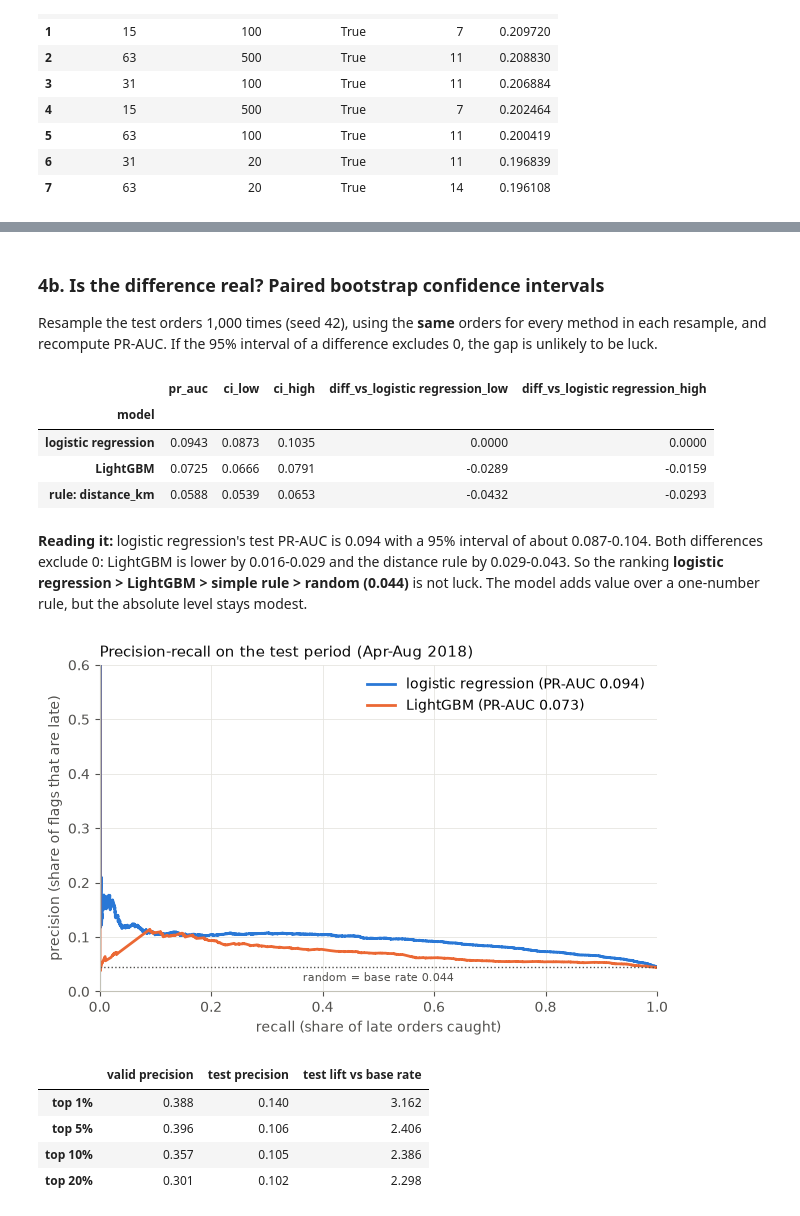
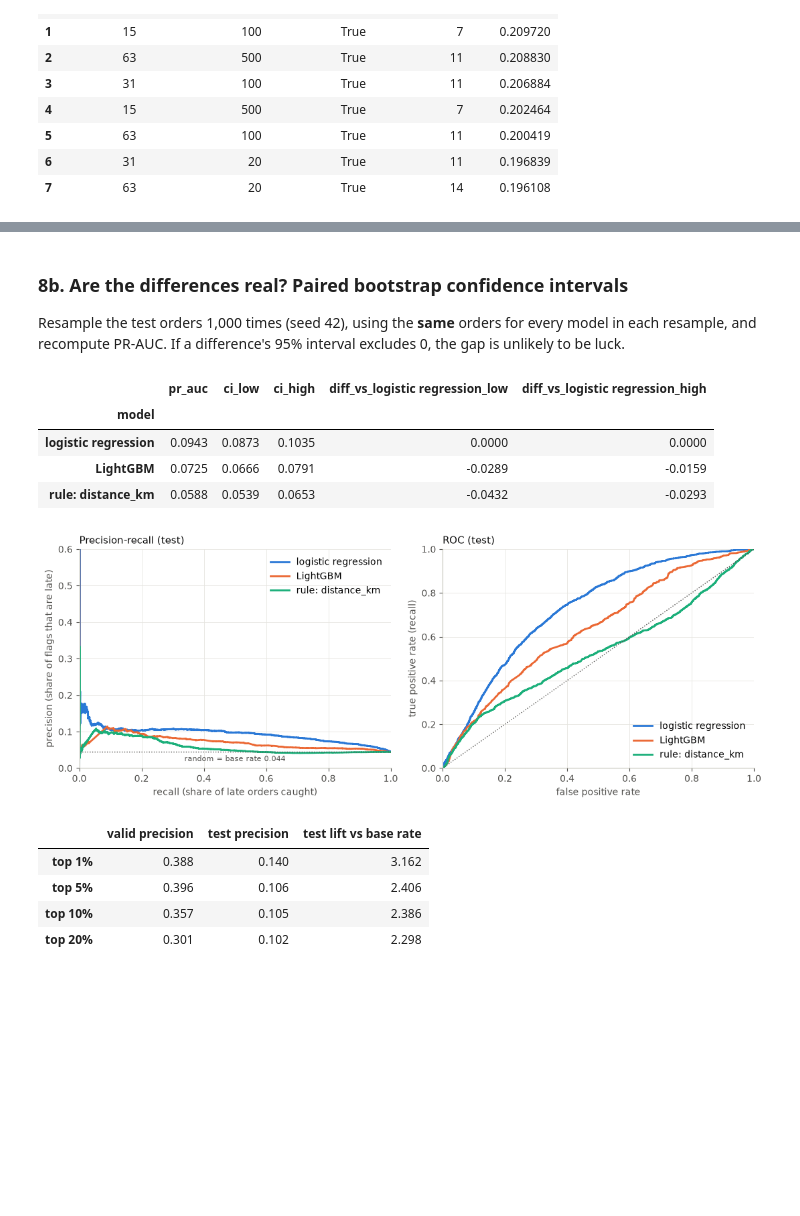
Before and after one commit to MasoodManzoorAhmed/ecommerce-customer-experience-analytics-with-GenAI, a Jupyter notebook: notebooks/02_late_delivery_model.ipynb, the cells around one changed output, grey strips where cells are left out. Saved outputs shown, nothing was run; the diff lists cells and outputs as text; code cells hidden in the pictures; blank space fills up the shorter version.

```diff
--- a/notebooks/02_late_delivery_model.ipynb
+++ b/notebooks/02_late_delivery_model.ipynb
@@ -154,0 +273,4 @@ forbidden (never used): ['approval_hours', 'approved_ts', 'delay_days', 'deliver
+# %%
+p_va_rule, p_te_rule = rule_score(x_va, best_rule), rule_score(x_te, best_rule)
+th_rule = choose_threshold(y_va, p_va_rule, COST_FN, COST_FP)["threshold"]
+evaluate_model(f"Model 1: rule ({best_rule['feature']})", p_va_rule, p_te_rule, th_rule)
@@ -167,3 +318,8 @@ logreg_grid
 | 3 | 0.01 | balanced | 0.267131 |
 | 4 | 0.10 | balanced | 0.252280 |
 | 5 | 1.00 | balanced | 0.247556 |
+# %%
+model = attach_train_mean(logreg, x_tr)  # training means are the SHAP baseline (section 11)
+p_va_lr, p_te_lr = model.predict_proba(x_va)[:, 1], model.predict_proba(x_te)[:, 1]
+chosen = choose_threshold(y_va, p_va_lr, COST_FN, COST_FP)
+evaluate_model("Model 2: logistic regression", p_va_lr, p_te_lr, chosen["threshold"])
@@ -194,0 +390,4 @@ valid_scores.round(4)
+# %%
+p_va_gbm, p_te_gbm = lgbm.predict_proba(x_va)[:, 1], lgbm.predict_proba(x_te)[:, 1]
+th_gbm = choose_threshold(y_va, p_va_gbm, COST_FN, COST_FP)["threshold"]
+evaluate_model("Model 3: LightGBM", p_va_gbm, p_te_gbm, th_gbm)
@@ -237,14 +453,13 @@ test_scores.round(4)
 # %% [markdown]
-### 4b. Is the difference real? Paired bootstrap confidence intervals
+### 8b. Are the differences real? Paired bootstrap confidence intervals
 
-Resample the test orders 1,000 times (seed 42), using the **same** orders for every method in each resample, and recompute PR-AUC. If the 95% interval of a difference excludes 0, the gap is unlikely to be luck.
+Resample the test orders 1,000 times (seed 42), using the **same** orders for every model in each resample, and recompute PR-AUC. If a difference's 95% interval excludes 0, the gap is unlikely to be luck.
 # %%
-p_te_rule = rule_score(x_te, best_rule)
 boot = bootstrap_pr_auc(
     y_te,
     {
-        "logistic regression": p_te["logistic regression"],
-        "LightGBM": p_te["LightGBM"],
+        "logistic regression": p_te_lr,
+        "LightGBM": p_te_gbm,
         f"rule: {best_rule['feature']}": p_te_rule,
     },
 )
@@ -255,39 +470,43 @@ boot.round(4)
 | logistic regression | 0.0943 | 0.0873 | 0.1035 | 0.0000 | 0.0000 |
 | LightGBM | 0.0725 | 0.0666 | 0.0791 | -0.0289 | -0.0159 |
 | rule: distance_km | 0.0588 | 0.0539 | 0.0653 | -0.0432 | -0.0293 |
-# %% [markdown]
-**Reading it:** logistic regression's test PR-AUC is 0.094 with a 95% interval of about 0.087-0.104. Both differences exclude 0: LightGBM is lower by 0.016-0.029 and the distance rule by 0.029-0.043. So the ranking **logistic regression > LightGBM > simple rule > random (0.044)** is not luck. The model adds value over a one-number rule, but the absolute level stays modest.
 # %%
-fig, ax = plt.subplots(figsize=(6.5, 4.2))
-for (name, p), color in zip(p_te.items(), [BLUE, ORANGE], strict=True):
+curves = [
+    ("logistic regression", p_te_lr, BLUE),
+    ("LightGBM", p_te_gbm, ORANGE),
+    (f"rule: {best_rule['feature']}", p_te_rule, AQUA),
+]
+fig, (ax1, ax2) = plt.subplots(1, 2, figsize=(11, 4.2))
+for name, p, color in curves:
     prec, rec, _ = precision_recall_curve(y_te, p)
-    ax.plot(
-        rec,
-        prec,
-        color=color,
-        linewidth=2,
-        label=f"{name} (PR-AUC {test_scores.loc[name, 'pr_auc']:.3f})",
-    )
-ax.axhline(y_te.mean(), color=INK2, linewidth=1, linestyle=":")
-ax.text(
+    fpr, tpr, _ = roc_curve(y_te, p)
+    ax1.plot(rec, prec, color=color, linewidth=2, label=name)
+    ax2.plot(fpr, tpr, color=color, linewidth=2, label=name)
+ax1.axhline(y_te.mean(), color=INK2, linewidth=1, linestyle=":")
+ax1.text(
     0.5,
     y_te.mean() - 0.025,
     f"random = base rate {y_te.mean():.3f}",
     ha="center",
     fontsize=8,
     color=INK2,
 )
-ax.set_xlabel("recall (share of late orders caught)")
-ax.set_ylabel("precision (share of flags that are late)")
-ax.set_xlim(0, 1)
-ax.set_ylim(0, 0.6)
-ax.legend(loc="upper right")
-ax.set_title(
-    "Precision-recall on the test period (Apr-Aug 2018)", loc="left", color=INK, fontsize=11
+ax1.set(
+    xlabel="recall (share of late orders caught)",
+    ylabel="precision (share of flags that are late)",
+    xlim=(0, 1),
+    ylim=(0, 0.6),
 )
+ax1.set_title("Precision-recall (test)", loc="left", color=INK, fontsize=11)
+ax2.plot([0, 1], [0, 1], color=INK2, linewidth=1, linestyle=":")
+ax2.set(xlabel="false positive rate", ylabel="true positive rate (recall)")
+ax2.set(xlim=(0, 1), ylim=(0, 1))
+ax2.set_title("ROC (test)", loc="left", color=INK, fontsize=11)
+ax1.legend(loc="upper right")
+ax2.legend(loc="lower right")
 plt.tight_layout()
 fig.savefig(FIG_DIR / "model_pr_curve_test.png", dpi=150)
 plt.show()
 # %% [output]
-[figure, old version]
+[figure, new version]
 # %%
```
Also changed, not shown: parts of 51 cells of this notebook, 9 other files.
